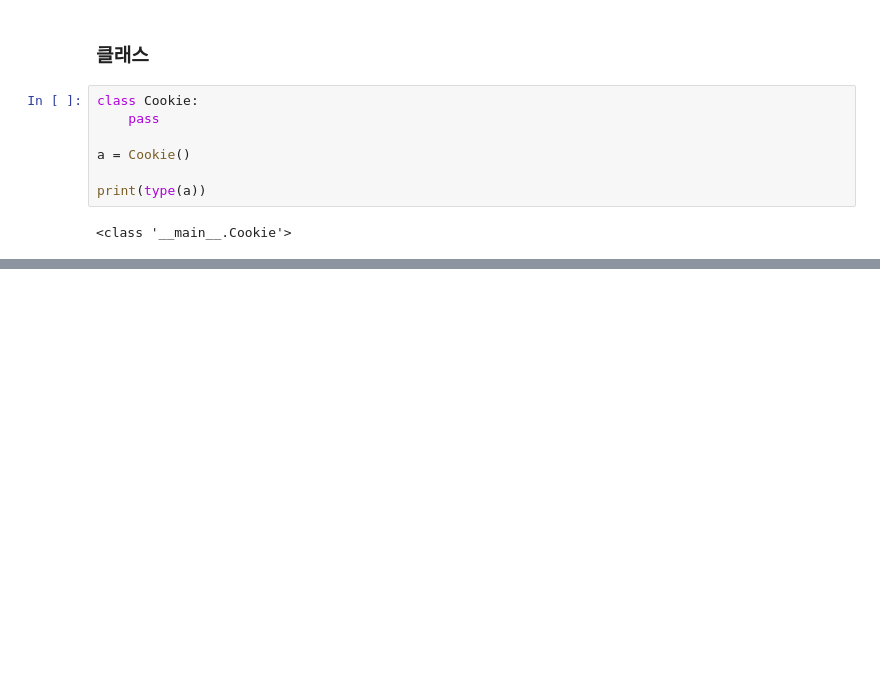
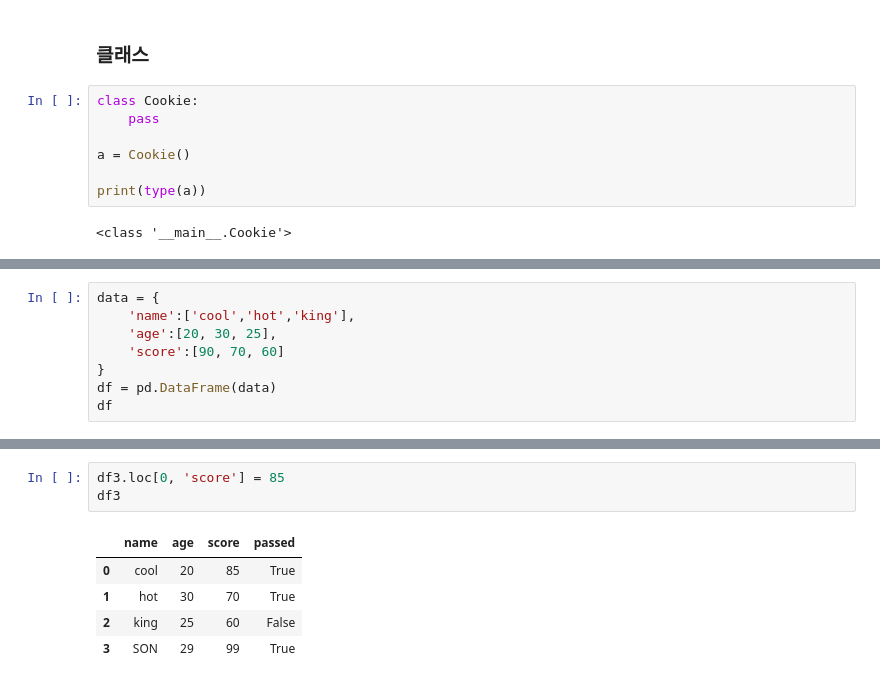
Before and after one commit to juni99/Python-project, a Jupyter notebook: 20260309.ipynb, the cells around one changed output, grey strips where cells are left out. Cells and saved outputs as stored; diff of their text form; blank space fills up the shorter version.

```diff
--- a/20260309.ipynb
+++ b/20260309.ipynb
@@ -36,0 +395,8 @@ print(cal1.add(),cal1.sub(),cal1.mul(),cal1.div())
+# %%
+data = {
+    'name':['cool','hot','king'],
+    'age':[20, 30, 25],
+    'score':[90, 70, 60]
+}
+df = pd.DataFrame(data)
+df
@@ -36,0 +453,9 @@ print(cal1.add(),cal1.sub(),cal1.mul(),cal1.div())
+# %%
+df3.loc[0, 'score'] = 85
+df3
+# %% [output]
+|  | name | age | score | passed |
+| 0 | cool | 20 | 85 | True |
+| 1 | hot | 30 | 70 | True |
+| 2 | king | 25 | 60 | False |
+| 3 | SON | 29 | 99 | True |
```
Also changed, not shown: parts of 62 cells of this notebook, 13 other files.
